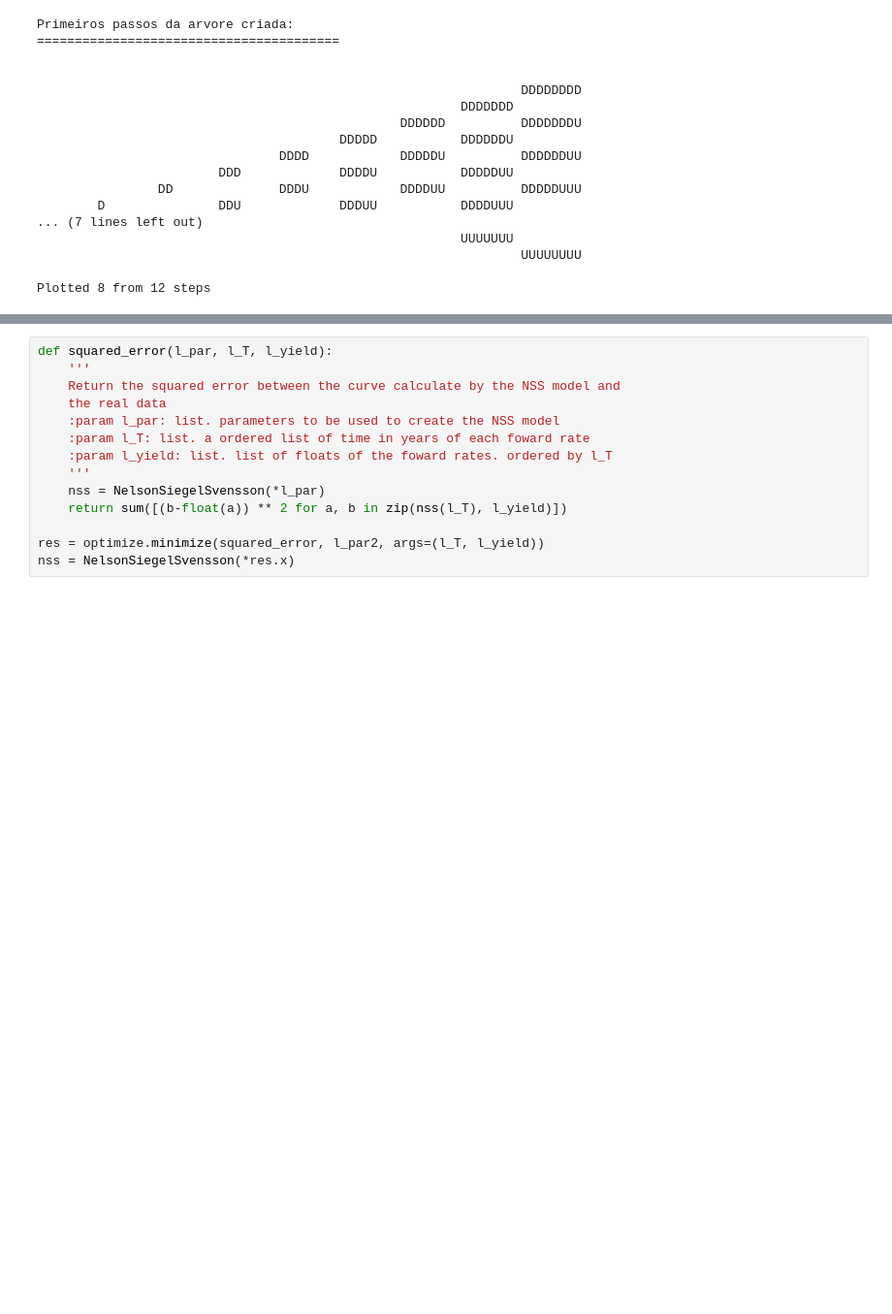
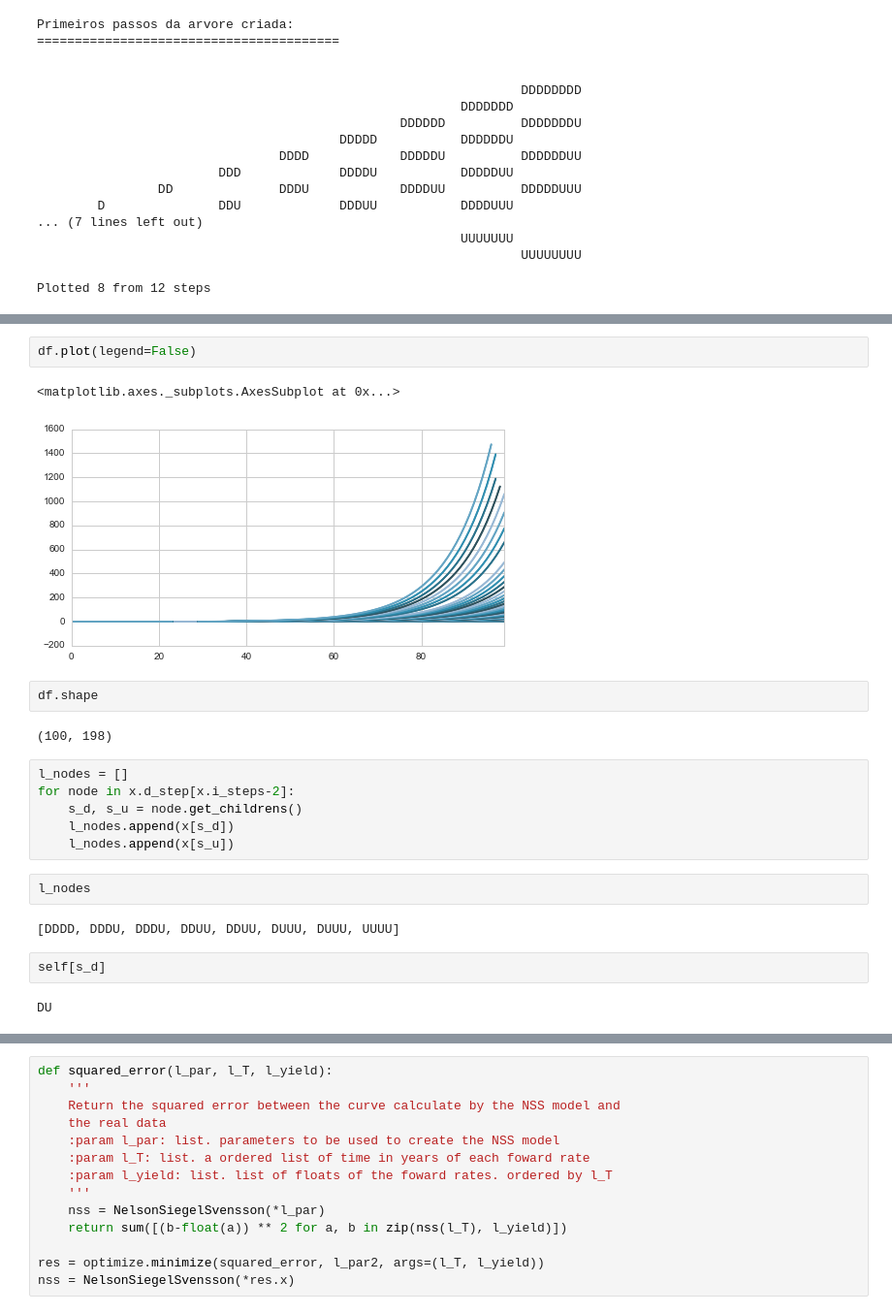
Before and after one commit to ucaiado/ShortRate_Model, a Jupyter notebook: Kalotay-Williams-Fabozzi.ipynb, the cells around one changed output, grey strips where cells are left out. Shown at 97% size. Drawn from its saved outputs; the diff is of its cells as text; blank space fills up the shorter version.

```diff
--- a/Kalotay-Williams-Fabozzi.ipynb
+++ b/Kalotay-Williams-Fabozzi.ipynb
@@ -301,0 +730,23 @@ Plotted 8 from 12 steps
+# %%
+df.plot(legend=False)
+# %% [output]
+<matplotlib.axes._subplots.AxesSubplot at 0x...>
+[figure, added]
+# %%
+df.shape
+# %% [output]
+(100, 198)
+# %%
+l_nodes = []
+for node in x.d_step[x.i_steps-2]:
+    s_d, s_u = node.get_childrens()
+    l_nodes.append(x[s_d])
+    l_nodes.append(x[s_u])
+# %%
+l_nodes
+# %% [output]
+[DDDD, DDDU, DDDU, DDUU, DDUU, DUUU, DUUU, UUUU]
+# %%
+self[s_d]
+# %% [output]
+DU
```
Also changed, not shown: parts of 35 cells of this notebook, 3 other files.
